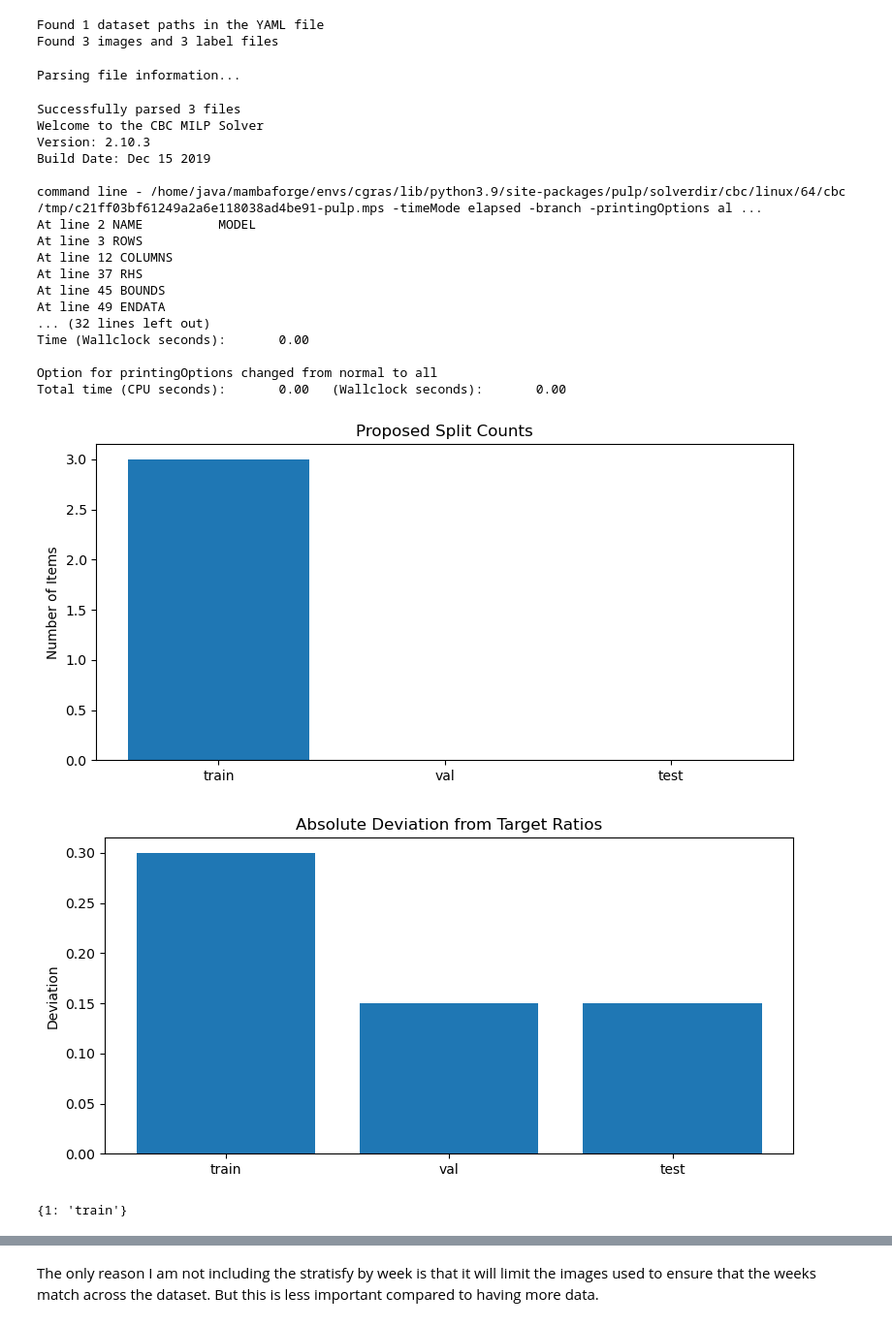
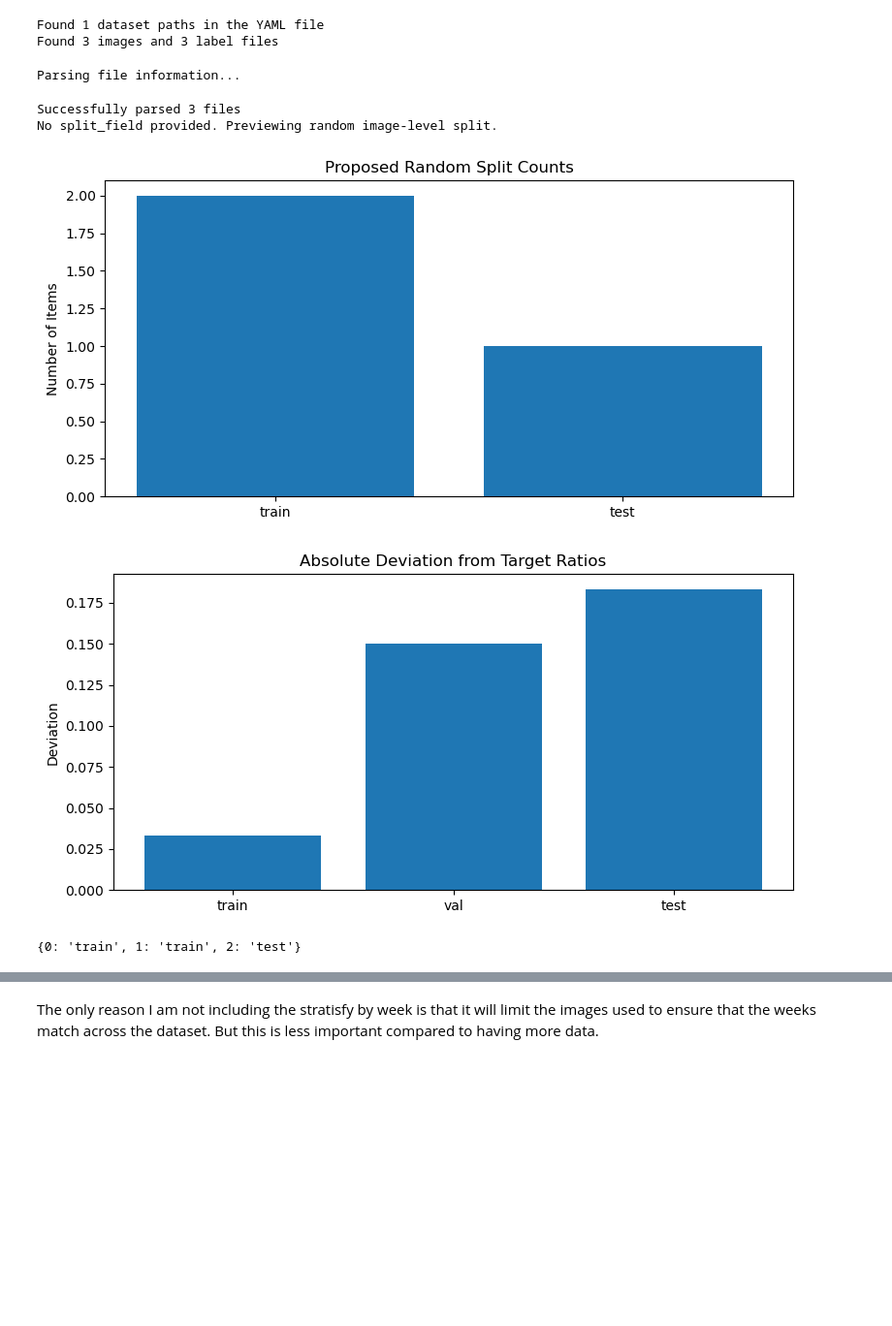
Before and after one commit to Coral-Imaging/cgras_coral_detection, a Jupyter notebook: image_processing/image_processing.ipynb, the cells around one changed output, grey strips where cells are left out. Shown at 97% size. Cells and saved outputs as stored; diff of their text form; code cells hidden in the pictures; blank space fills up the shorter version.

```diff
--- a/image_processing/image_processing.ipynb
+++ b/image_processing/image_processing.ipynb
@@ -11,9 +11,9 @@ from utils.image_patcher import ImagePatcher
 from utils.data_splitter import DatasetSplitter
 from utils.balancer import DatasetBalancer
 # %%
-name = "amag100_test"
+name = "amag3_test"
 
-input_path = "/media/java/RRAP03/data/exported_from_cvat/amag100"
+input_path = "/media/java/RRAP03/data/exported_from_cvat/test3"
 output_path = "/media/java/RRAP03/data/outputs/data_pipleline"
 # %%
 # Clear any existing output data with the same name
@@ -182,32 +188,17 @@ Found 3 images and 3 label files
 # splitter.visualize_distribution(fields=["tile"])
 # %%
 splitter.preview_split(
-    split_field="tile",
+    split_field=None,
     train_ratio=0.7,
     val_ratio=0.15,
     test_ratio=0.15,
     # stratify_by="week"
 )
 # %% [output]
 Parsing file information...
 Successfully parsed 3 files
-Welcome to the CBC MILP Solver
-Version: 2.10.3
-Build Date: Dec 15 2019
-
-command line - /home/java/mambaforge/envs/cgras/lib/python3.9/site-packages/pulp/solverdir/cbc/linux/64/cbc /tmp/c21ff03bf61249a2a6e118038ad4be91-pulp.mps -timeMode elapsed -branch -printingOptions al ...
-At line 2 NAME          MODEL
-At line 3 ROWS
-At line 12 COLUMNS
-At line 37 RHS
-At line 45 BOUNDS
-At line 49 ENDATA
-... (32 lines left out)
-Time (Wallclock seconds):       0.00
-
-Option for printingOptions changed from normal to all
-Total time (CPU seconds):       0.00   (Wallclock seconds):       0.00
+No split_field provided. Previewing random image-level split.
-[figure, old version]
+[figure, new version]
-[figure, old version]
+[figure, new version]
-{1: 'train'}
+{0: 'train', 1: 'train', 2: 'test'}
 # %%
```
Also changed, not shown: parts of 13 cells of this notebook, 11 other files.
